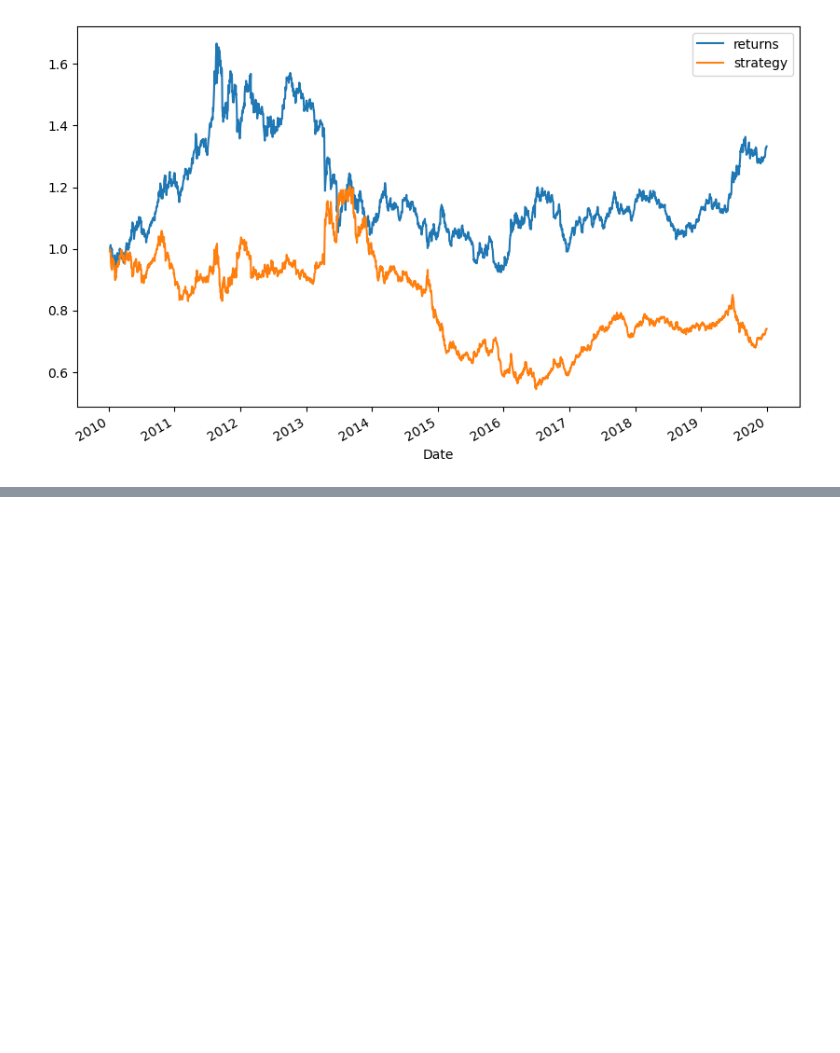
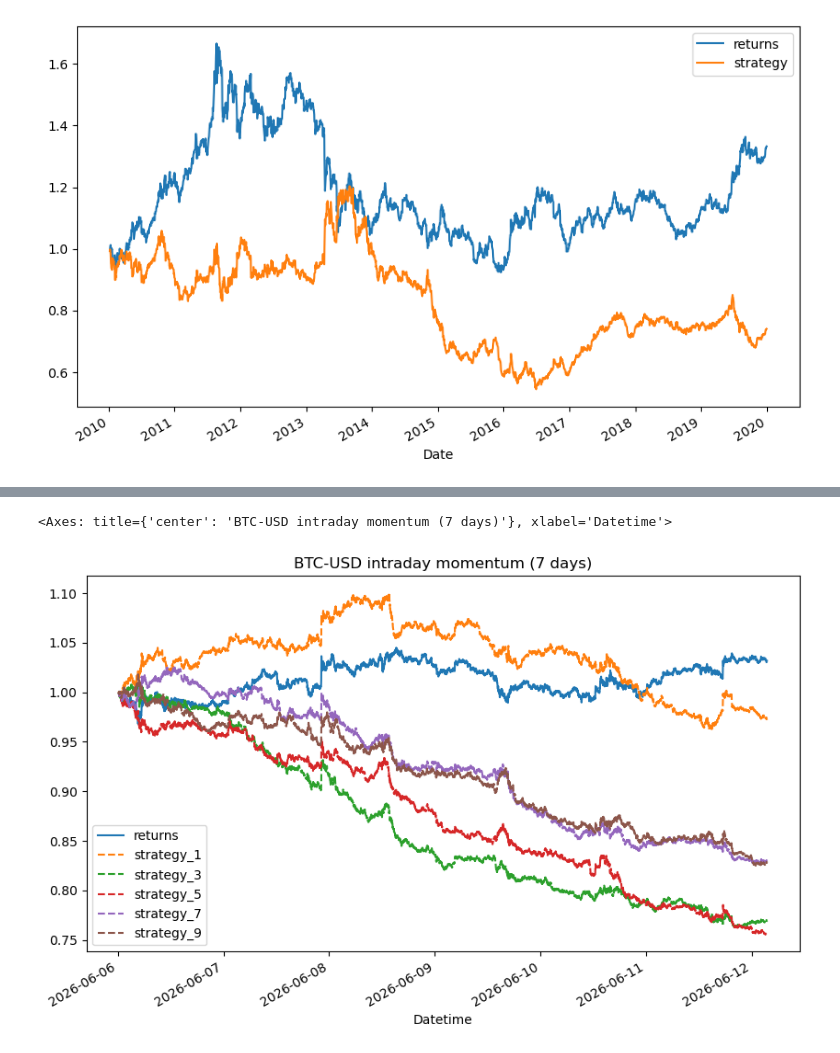
Before and after one commit to monchan-new/pyalgo-project, a Jupyter notebook: src/4.3.1.ipynb, the cells around one changed output, grey strips where cells are left out. Saved outputs shown, nothing was run; the diff lists cells and outputs as text; code cells hidden in the pictures; blank space fills up the shorter version.

```diff
--- a/src/4.3.1.ipynb
+++ b/src/4.3.1.ipynb
@@ -43,0 +72,24 @@ data[['returns', 'strategy']].dropna().cumsum(
+# %%
+# MultiIndex → 単純な列名に変換
+df.columns = [col[0] for col in df.columns]
+
+# 列順を揃える
+df = df[['HIGH', 'LOW', 'OPEN', 'CLOSE', 'COUNT', 'VOLUME']]
+# %%
+df['returns'] = np.log(df['CLOSE'] / df['CLOSE'].shift(1))
+# %%
+to_plot = ['returns']
+# %%
+for m in [1, 3, 5, 7, 9]:
+    df[f'position_{m}'] = np.sign(df['returns'].rolling(m).mean())
+    df[f'strategy_{m}'] = df[f'position_{m}'].shift(1) * df['returns']
+    to_plot.append(f'strategy_{m}')
+# %%
+df[to_plot].dropna().cumsum().apply(np.exp).plot(
+  title='BTC-USD intraday momentum (7 days)',
+  figsize=(10,6),
+  style=['-', '--', '--', '--', '--', '--']
+)
+# %% [output]
+<Axes: title={'center': 'BTC-USD intraday momentum (7 days)'}, xlabel='Datetime'>
+[figure, added]
```
Also changed, not shown: parts of 6 cells of this notebook, 8 other files.
